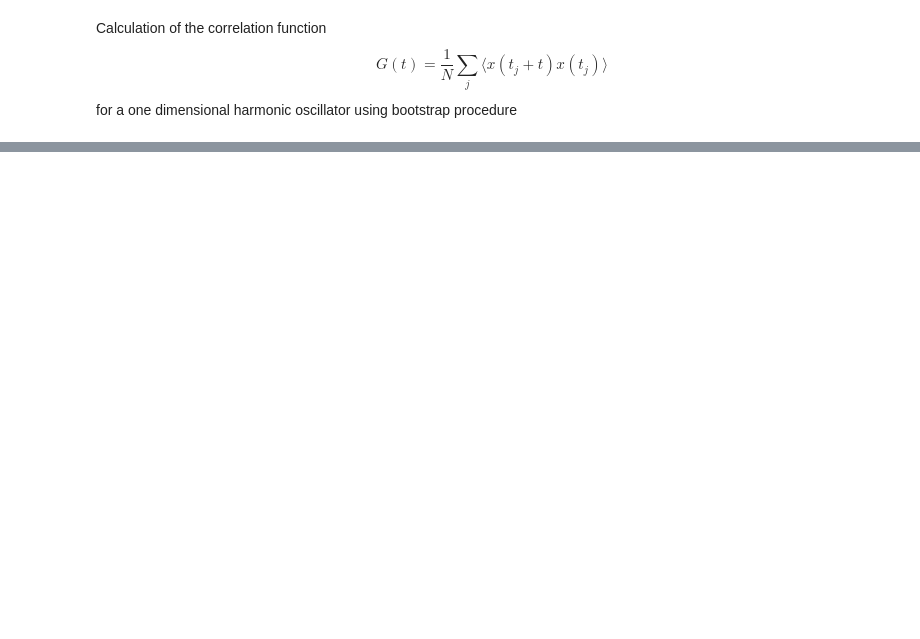
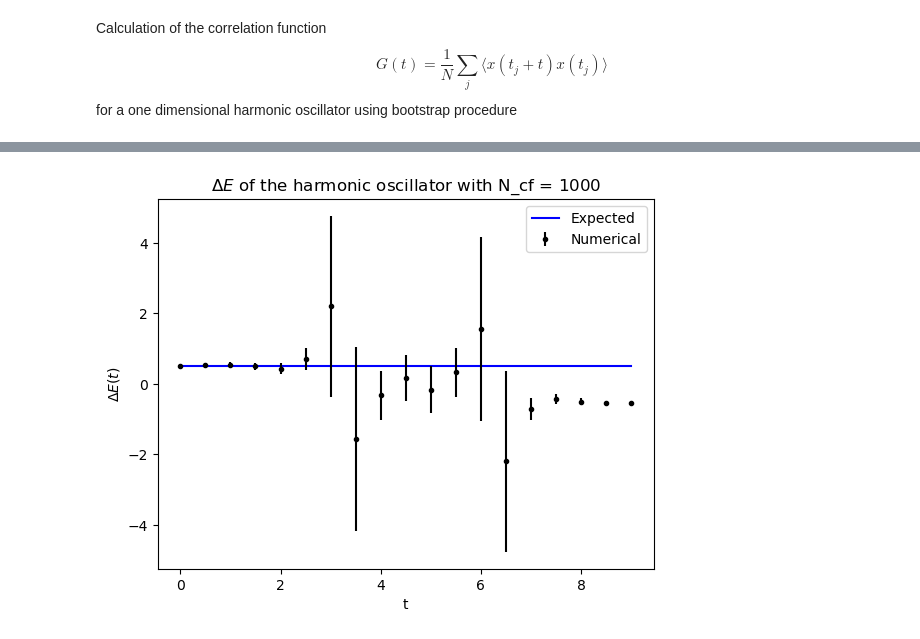
Before and after one commit to lusvelt/path-integral-monte-carlo, a Jupyter notebook: src/metropolis-harmonic-oscillator.ipynb, the cells around one changed output, grey strips where cells are left out. Saved outputs shown, nothing was run; the diff lists cells and outputs as text; code cells hidden in the pictures; blank space fills up the shorter version.

```diff
--- a/src/metropolis-harmonic-oscillator.ipynb
+++ b/src/metropolis-harmonic-oscillator.ipynb
@@ -157,0 +219,13 @@ plt.show()
+# %%
+avg_binning , std_binning = metropolis.compute_path_integral_average_binning(compute_G,S,N,N_cf,N_cor,eps,4)
+# %%
+plt.plot(t, E_exact ,'b', label='Expected')
+plt.errorbar(t, delta_E(avg_binning), yerr=error_delta_E(avg_binning, std_binning), fmt='.', color='black', label='Numerical')
+plt.legend(loc='upper right')
+plt.title(r'$\Delta E$ of the harmonic oscillator with N_cf = 1000')
+plt.xlabel('t')
+plt.ylabel(r'$\Delta E(t)$')
+
+plt.show()
+# %% [output]
+[figure, added]
```
Also changed, not shown: parts of 10 cells of this notebook, 1 other file.
